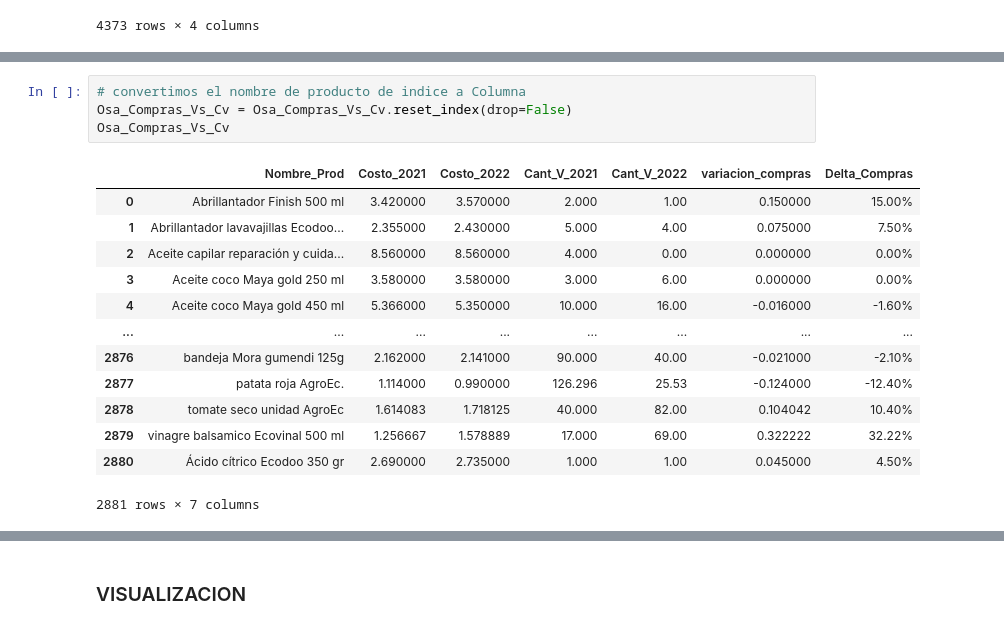
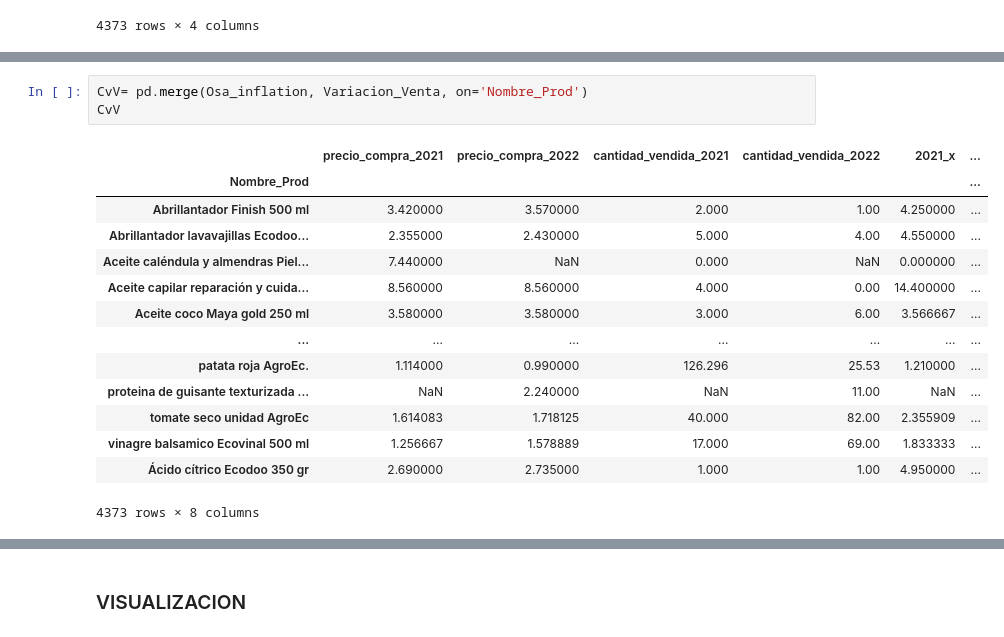
Before and after one commit to Factoria-F5-AI-Bootcamp-1-Edicion/Proyecto_Osa, a Jupyter notebook: EDA_Osa.ipynb, the cells around one changed output, grey strips where cells are left out. Cells and saved outputs as stored; diff of their text form.

```diff
--- a/EDA_Osa.ipynb
+++ b/EDA_Osa.ipynb
@@ -338,18 +296,18 @@ Osa_Compras_Vs_Cv
-# %%
-# convertimos el nombre de producto de indice a Columna
-Osa_Compras_Vs_Cv = Osa_Compras_Vs_Cv.reset_index(drop=False)
-Osa_Compras_Vs_Cv
-# %% [output]
-|  | Nombre_Prod | Costo_2021 | Costo_2022 | Cant_V_2021 | Cant_V_2022 | variacion_compras | Delta_Compras |
-| 0 | Abrillantador Finish 500 ml | 3.420000 | 3.570000 | 2.000 | 1.00 | 0.150000 | 15.00% |
-| 1 | Abrillantador lavavajillas Ecodoo... | 2.355000 | 2.430000 | 5.000 | 4.00 | 0.075000 | 7.50% |
-| 2 | Aceite capilar reparación y cuida... | 8.560000 | 8.560000 | 4.000 | 0.00 | 0.000000 | 0.00% |
-| 3 | Aceite coco Maya gold 250 ml | 3.580000 | 3.580000 | 3.000 | 6.00 | 0.000000 | 0.00% |
-| 4 | Aceite coco Maya gold 450 ml | 5.366000 | 5.350000 | 10.000 | 16.00 | -0.016000 | -1.60% |
-| ... | ... | ... | ... | ... | ... | ... | ... |
-| 2876 | bandeja Mora gumendi 125g | 2.162000 | 2.141000 | 90.000 | 40.00 | -0.021000 | -2.10% |
-| 2877 | patata roja AgroEc. | 1.114000 | 0.990000 | 126.296 | 25.53 | -0.124000 | -12.40% |
-| 2878 | tomate seco unidad AgroEc | 1.614083 | 1.718125 | 40.000 | 82.00 | 0.104042 | 10.40% |
-| 2879 | vinagre balsamico Ecovinal 500 ml | 1.256667 | 1.578889 | 17.000 | 69.00 | 0.322222 | 32.22% |
-| 2880 | Ácido cítrico Ecodoo 350 gr | 2.690000 | 2.735000 | 1.000 | 1.00 | 0.045000 | 4.50% |
-2881 rows × 7 columns
+# %%
+CvV= pd.merge(Osa_inflation, Variacion_Venta, on='Nombre_Prod')
+CvV
+# %% [output]
+|  | precio_compra_2021 | precio_compra_2022 | cantidad_vendida_2021 | cantidad_vendida_2022 | 2021_x | ... |
+| Nombre_Prod |  |  |  |  |  | ... |
+| Abrillantador Finish 500 ml | 3.420000 | 3.570000 | 2.000 | 1.00 | 4.250000 | ... |
+| Abrillantador lavavajillas Ecodoo... | 2.355000 | 2.430000 | 5.000 | 4.00 | 4.550000 | ... |
+| Aceite caléndula y almendras Piel... | 7.440000 | NaN | 0.000 | NaN | 0.000000 | ... |
+| Aceite capilar reparación y cuida... | 8.560000 | 8.560000 | 4.000 | 0.00 | 14.400000 | ... |
+| Aceite coco Maya gold 250 ml | 3.580000 | 3.580000 | 3.000 | 6.00 | 3.566667 | ... |
+| ... | ... | ... | ... | ... | ... | ... |
+| patata roja AgroEc. | 1.114000 | 0.990000 | 126.296 | 25.53 | 1.210000 | ... |
+| proteina de guisante texturizada ... | NaN | 2.240000 | NaN | 11.00 | NaN | ... |
+| tomate seco unidad AgroEc | 1.614083 | 1.718125 | 40.000 | 82.00 | 2.355909 | ... |
+| vinagre balsamico Ecovinal 500 ml | 1.256667 | 1.578889 | 17.000 | 69.00 | 1.833333 | ... |
+| Ácido cítrico Ecodoo 350 gr | 2.690000 | 2.735000 | 1.000 | 1.00 | 4.950000 | ... |
+4373 rows × 8 columns
```
Also changed, not shown: parts of 21 cells of this notebook.
